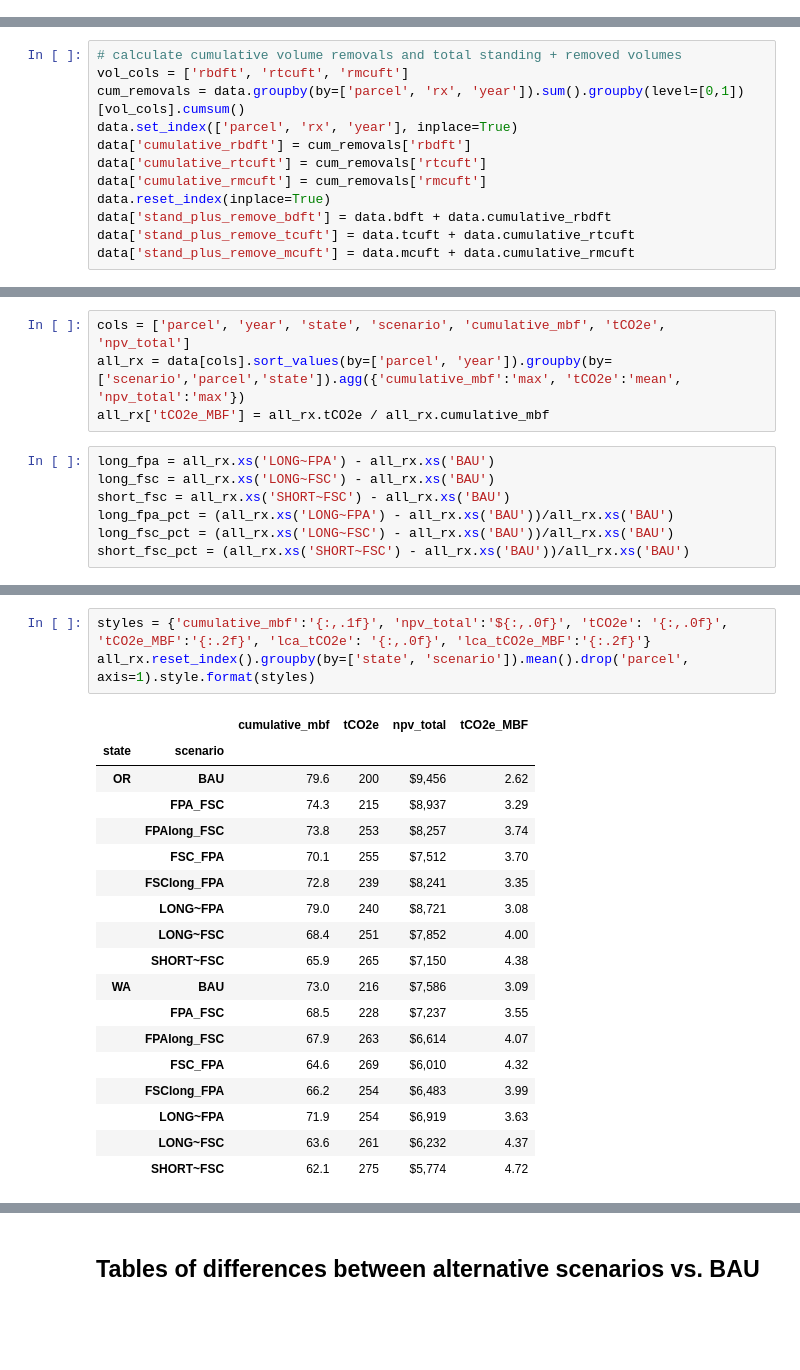
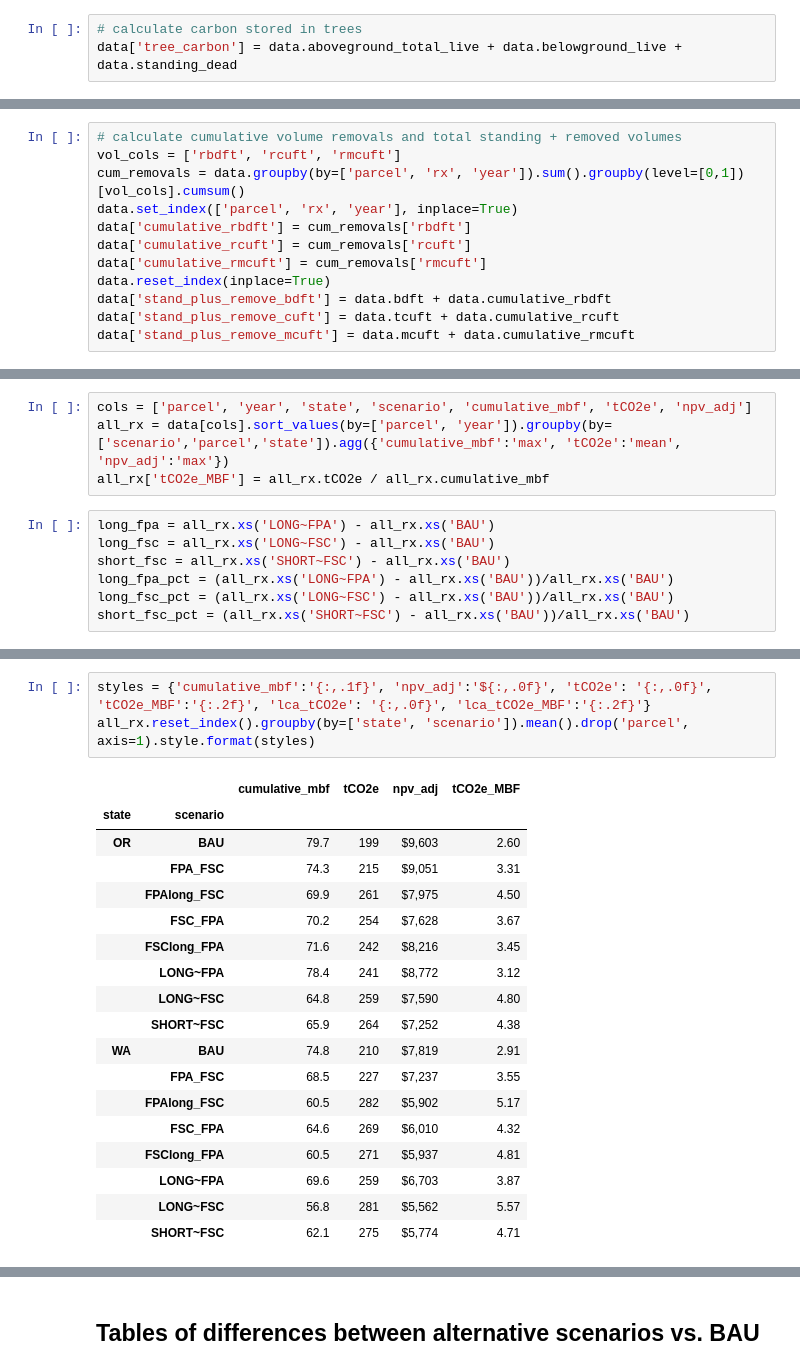
Before and after one commit to Ecotrust/FSC_Case_Studies, a Jupyter notebook: FSC Case Study Visualization.ipynb, the cells around one changed output, grey strips where cells are left out. Saved outputs shown, nothing was run; the diff lists cells and outputs as text; blank space fills up the shorter version.

```diff
--- a/FSC Case Study Visualization.ipynb
+++ b/FSC Case Study Visualization.ipynb
@@ -99,6 +104,9 @@ data = data.sort_values(by=['parcel', 'rx', 'year'])
 
 # rename some of the scenarios to intuitive names
 data['scenario'] = data.rx.replace(to_replace={'BAU':'BAU', 'FSC':'SHORT~FSC', 'BAU_long':'LONG~FPA', 'FSC_long':'LONG~FSC'})
+# %%
+# calculate carbon stored in trees
+data['tree_carbon'] = data.aboveground_total_live + data.belowground_live + data.standing_dead
 # %%
 data.head()
 # %% [output]
@@ -203,13 +211,13 @@ data['tot_carbon'] = data.aboveground_total_live + data.belowground_live + data.
 data['tCO2e'] = data.tot_carbon * 44/12
 # %%
 # calculate cumulative volume removals and total standing + removed volumes
-vol_cols = ['rbdft', 'rtcuft', 'rmcuft']
+vol_cols = ['rbdft', 'rcuft', 'rmcuft']
 cum_removals = data.groupby(by=['parcel', 'rx', 'year']).sum().groupby(level=[0,1])[vol_cols].cumsum()
 data.set_index(['parcel', 'rx', 'year'], inplace=True)
 data['cumulative_rbdft'] = cum_removals['rbdft']
-data['cumulative_rtcuft'] = cum_removals['rtcuft']
+data['cumulative_rcuft'] = cum_removals['rcuft']
 data['cumulative_rmcuft'] = cum_removals['rmcuft']
 data.reset_index(inplace=True)
 data['stand_plus_remove_bdft'] = data.bdft + data.cumulative_rbdft
-data['stand_plus_remove_tcuft'] = data.tcuft + data.cumulative_rtcuft
+data['stand_plus_remove_cuft'] = data.tcuft + data.cumulative_rcuft
 data['stand_plus_remove_mcuft'] = data.mcuft + data.cumulative_rmcuft
@@ -310,6 +344,6 @@ metrics
 # %%
-cols = ['parcel', 'year', 'state', 'scenario', 'cumulative_mbf', 'tCO2e', 'npv_total']
-all_rx = data[cols].sort_values(by=['parcel', 'year']).groupby(by=['scenario','parcel','state']).agg({'cumulative_mbf':'max', 'tCO2e':'mean', 'npv_total':'max'})
+cols = ['parcel', 'year', 'state', 'scenario', 'cumulative_mbf', 'tCO2e', 'npv_adj']
+all_rx = data[cols].sort_values(by=['parcel', 'year']).groupby(by=['scenario','parcel','state']).agg({'cumulative_mbf':'max', 'tCO2e':'mean', 'npv_adj':'max'})
 all_rx['tCO2e_MBF'] = all_rx.tCO2e / all_rx.cumulative_mbf
 # %%
 long_fpa = all_rx.xs('LONG~FPA') - all_rx.xs('BAU')
@@ -403,23 +437,23 @@ plt.savefig('scenario_scatter_carboncash.png');
 # %%
-styles = {'cumulative_mbf':'{:,.1f}', 'npv_total':'${:,.0f}', 'tCO2e': '{:,.0f}', 'tCO2e_MBF':'{:.2f}', 'lca_tCO2e': '{:,.0f}', 'lca_tCO2e_MBF':'{:.2f}'}
+styles = {'cumulative_mbf':'{:,.1f}', 'npv_adj':'${:,.0f}', 'tCO2e': '{:,.0f}', 'tCO2e_MBF':'{:.2f}', 'lca_tCO2e': '{:,.0f}', 'lca_tCO2e_MBF':'{:.2f}'}
 all_rx.reset_index().groupby(by=['state', 'scenario']).mean().drop('parcel', axis=1).style.format(styles)
 # %% [output]
-|  |  | cumulative_mbf | tCO2e | npv_total | tCO2e_MBF |
+|  |  | cumulative_mbf | tCO2e | npv_adj | tCO2e_MBF |
 | state | scenario |  |  |  |  |
-| OR | BAU | 79.6 | 200 | $9,456 | 2.62 |
-|  | FPA_FSC | 74.3 | 215 | $8,937 | 3.29 |
-|  | FPAlong_FSC | 73.8 | 253 | $8,257 | 3.74 |
-|  | FSC_FPA | 70.1 | 255 | $7,512 | 3.70 |
-|  | FSClong_FPA | 72.8 | 239 | $8,241 | 3.35 |
-|  | LONG~FPA | 79.0 | 240 | $8,721 | 3.08 |
-|  | LONG~FSC | 68.4 | 251 | $7,852 | 4.00 |
-|  | SHORT~FSC | 65.9 | 265 | $7,150 | 4.38 |
-| WA | BAU | 73.0 | 216 | $7,586 | 3.09 |
-|  | FPA_FSC | 68.5 | 228 | $7,237 | 3.55 |
-|  | FPAlong_FSC | 67.9 | 263 | $6,614 | 4.07 |
+| OR | BAU | 79.7 | 199 | $9,603 | 2.60 |
+|  | FPA_FSC | 74.3 | 215 | $9,051 | 3.31 |
+|  | FPAlong_FSC | 69.9 | 261 | $7,975 | 4.50 |
+|  | FSC_FPA | 70.2 | 254 | $7,628 | 3.67 |
+|  | FSClong_FPA | 71.6 | 242 | $8,216 | 3.45 |
+|  | LONG~FPA | 78.4 | 241 | $8,772 | 3.12 |
+|  | LONG~FSC | 64.8 | 259 | $7,590 | 4.80 |
+|  | SHORT~FSC | 65.9 | 264 | $7,252 | 4.38 |
+| WA | BAU | 74.8 | 210 | $7,819 | 2.91 |
+|  | FPA_FSC | 68.5 | 227 | $7,237 | 3.55 |
+|  | FPAlong_FSC | 60.5 | 282 | $5,902 | 5.17 |
 |  | FSC_FPA | 64.6 | 269 | $6,010 | 4.32 |
-|  | FSClong_FPA | 66.2 | 254 | $6,483 | 3.99 |
-|  | LONG~FPA | 71.9 | 254 | $6,919 | 3.63 |
-|  | LONG~FSC | 63.6 | 261 | $6,232 | 4.37 |
-|  | SHORT~FSC | 62.1 | 275 | $5,774 | 4.72 |
+|  | FSClong_FPA | 60.5 | 271 | $5,937 | 4.81 |
+|  | LONG~FPA | 69.6 | 259 | $6,703 | 3.87 |
+|  | LONG~FSC | 56.8 | 281 | $5,562 | 5.57 |
+|  | SHORT~FSC | 62.1 | 275 | $5,774 | 4.71 |
 # %%
```
Also changed, not shown: parts of 60 cells of this notebook.
